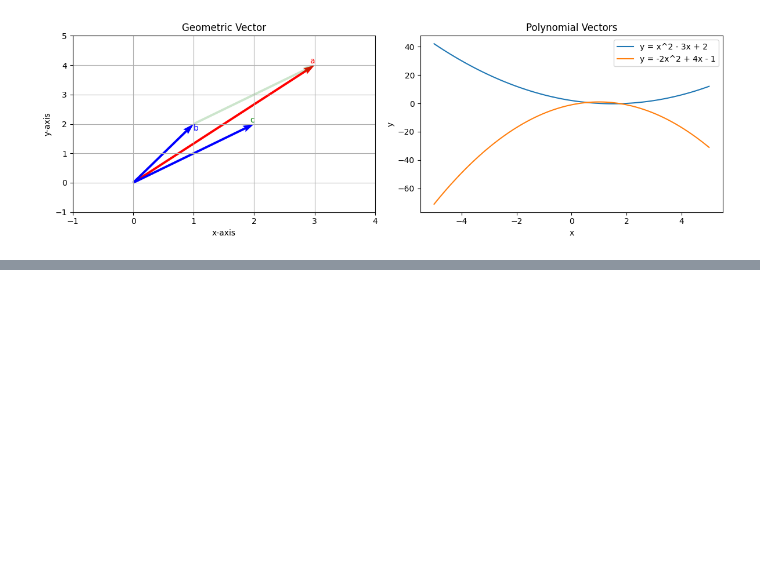
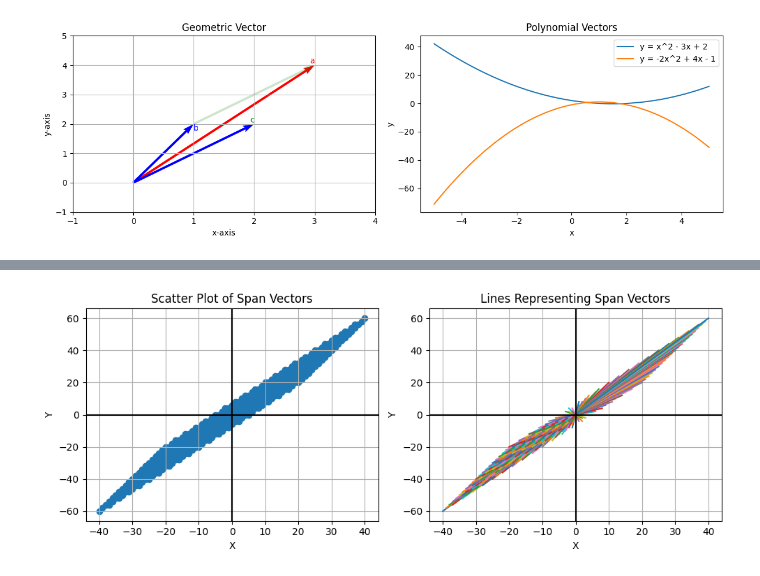
Before and after one commit to arunism/The-Data-Science-Learning-Hub, a Jupyter notebook: 02-Mathematics/01-Linear-Algebra/02-Vectors.ipynb, the cells around one changed output, grey strips where cells are left out. Cells and saved outputs as stored; diff of their text form; code cells hidden in the pictures; blank space fills up the shorter version.

Commit message:
[UPDATE] Vectors

```diff
--- a/02-Mathematics/01-Linear-Algebra/02-Vectors.ipynb
+++ b/02-Mathematics/01-Linear-Algebra/02-Vectors.ipynb
@@ -92,0 +252,50 @@ plt.show()
+# %%
+import numpy as np
+import matplotlib.pyplot as plt
+
+v1 = np.array([1, 2])
+v2 = np.array([3, 4])
+
+# Generate all possible linear combinations
+span_vectors = []
+for c1 in range(-10, 11):
+    for c2 in range(-10, 11):
+        vector = c1 * v1 + c2 * v2
+        span_vectors.append(vector)
+
+# Remove duplicates and convert to NumPy array
+span_vectors = np.unique(span_vectors, axis=0)
+
+# Extract x and y coordinates from span vectors
+x_coords = span_vectors[:, 0]
+y_coords = span_vectors[:, 1]
+
+# Plotting the scatter plot
+plt.figure(figsize=(10, 4))
+
+plt.subplot(1, 2, 1)
+plt.scatter(x_coords, y_coords)
+plt.xlabel('X')
+plt.ylabel('Y')
+plt.title('Scatter Plot of Span Vectors')
+plt.grid(True)
+plt.axhline(y=0, color='k')
+plt.axvline(x=0, color='k')
+
+# Plotting the lines representing the span vectors
+plt.subplot(1, 2, 2)
+for vector in span_vectors:
+    x = [0, vector[0]]
+    y = [0, vector[1]]
+    plt.plot(x, y)
+plt.xlabel('X')
+plt.ylabel('Y')
+plt.title('Lines Representing Span Vectors')
+plt.grid(True)
+plt.axhline(y=0, color='k')
+plt.axvline(x=0, color='k')
+
+plt.tight_layout()
+plt.show()
+# %% [output]
+[figure, added]
```
Also changed, not shown: parts of 26 cells of this notebook.
